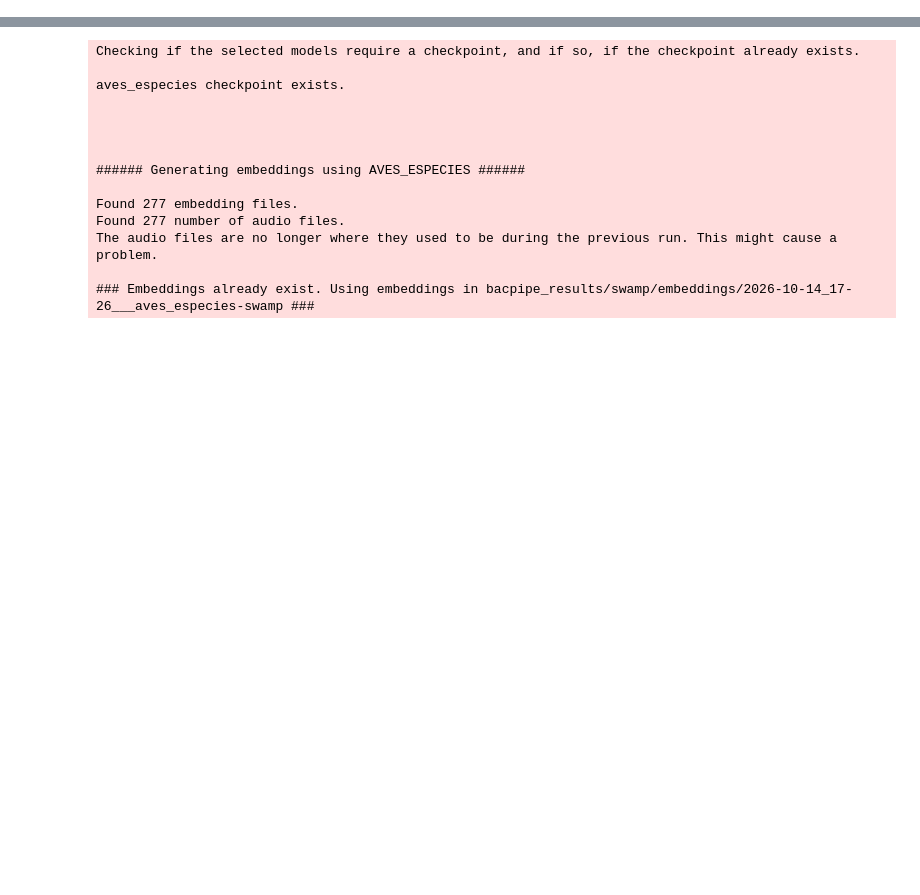
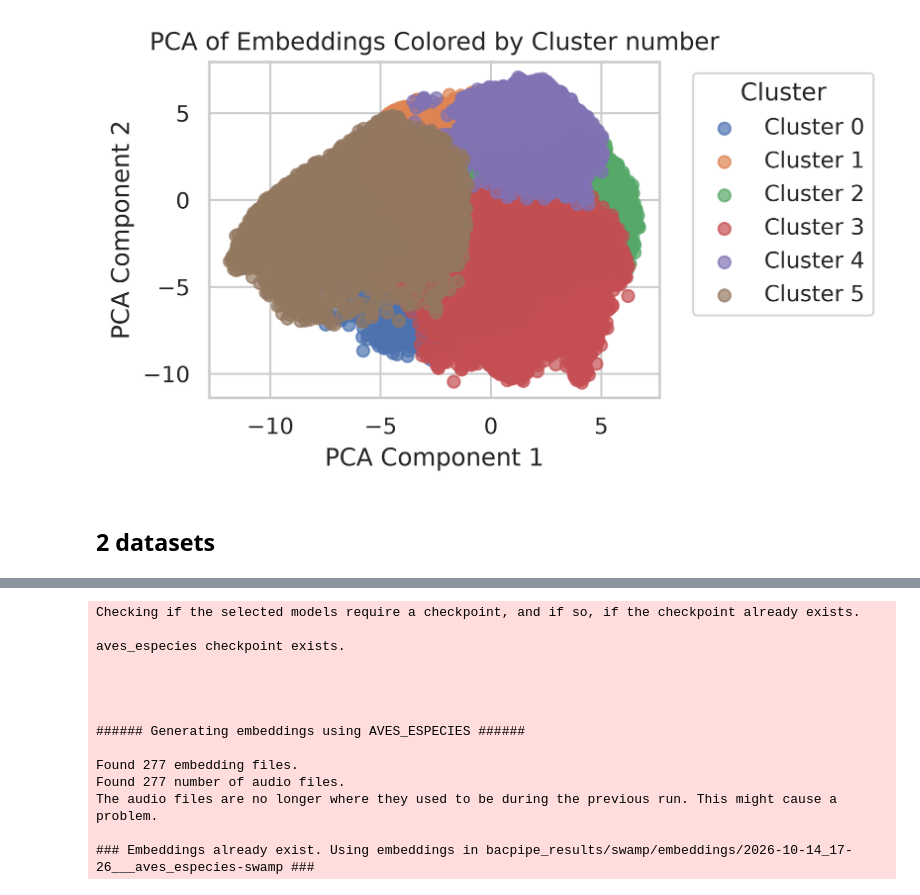
Before and after one commit to OsaConservation/OsaAnurans3.11, a Jupyter notebook: code/generate_frogs_clustering.ipynb, the cells around one changed output, grey strips where cells are left out. Saved outputs shown, nothing was run; the diff lists cells and outputs as text; code cells hidden in the pictures; blank space fills up the shorter version.

```diff
--- a/code/generate_frogs_clustering.ipynb
+++ b/code/generate_frogs_clustering.ipynb
@@ -34,3 +74,6 @@ RESULTS_DIR = bacpipe.settings.main_results_dir
 # %%
 bacpipe.settings.device = 'cuda'
-bacpipe.config.models = ['aves_especies']
+bacpipe.settings.min_label_occurrences = 30
+bacpipe.config.models = ['aves_especies', 'birdnet', 'perch_v2', "avex_model"]
+bacpipe.config.audio_dir = AUDIO_DIR
+bacpipe.config.evaluation_task = ["probing", "clustering"]
@@ -36,0 +357,25 @@ bacpipe.config.models = ['aves_especies']
+# %%
+# Use the clustered_points as label of the points in the PCA plot
+# Plot the PCA of the embeddings colored by the clustered points
+labels_num = clustered_points['my_clustering']
+unique_labels = np.unique(labels_num)
+
+# set the figure size
+plt.figure(figsize=(4, 3))
+for label_val in unique_labels:
+    idx = np.where(labels_num == label_val)
+    plt.scatter(
+        embeds_2d[idx, 0],
+        embeds_2d[idx, 1],
+        label=f'Cluster {label_val}',
+        alpha=0.7 # Optional: transparency helps with overlap
+    )
+plt.title('PCA of Embeddings Colored by Cluster number')
+plt.legend(title="Cluster", bbox_to_anchor=(1.05, 1), loc='upper left')
+plt.xlabel('PCA Component 1')
+plt.ylabel('PCA Component 2')
+plt.show()
+# %% [output]
+[figure, added]
+# %% [markdown]
+## 2 datasets
```
Also changed, not shown: parts of 23 cells of this notebook, 2 other files.
